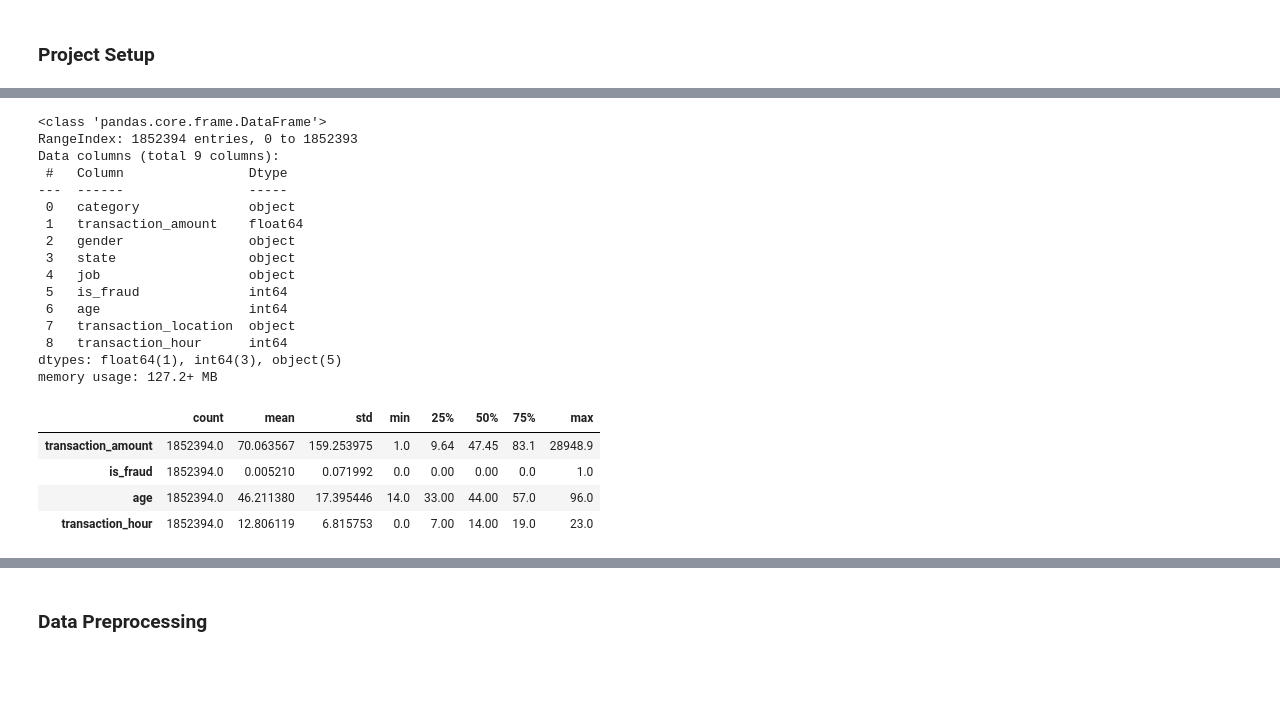
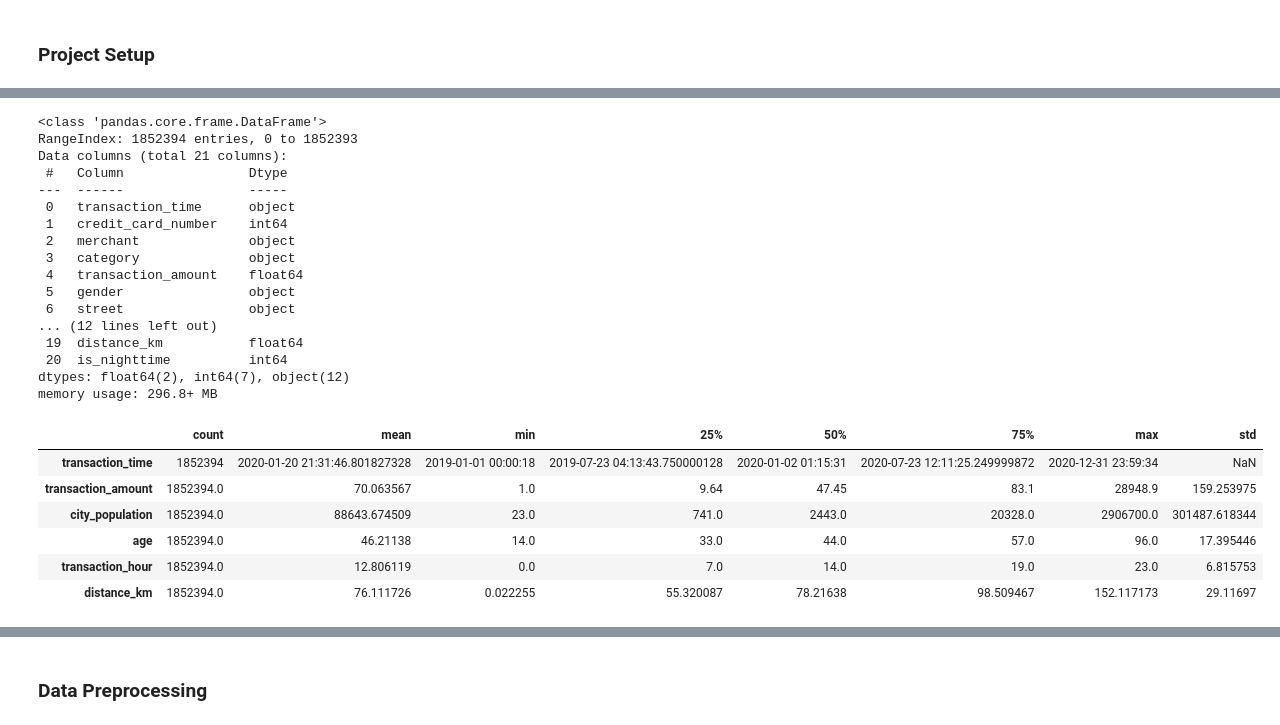
Before and after one commit to Youhorng/credit_card_fraud_prediction, a Jupyter notebook: notebooks/model_development.ipynb, the cells around one changed output, grey strips where cells are left out. Cells and saved outputs as stored; diff of their text form; code cells hidden in the pictures; blank space fills up the shorter version.

```diff
--- a/notebooks/model_development.ipynb
+++ b/notebooks/model_development.ipynb
@@ -39,6 +40,6 @@ from sklearn.ensemble import AdaBoostClassifier
 from xgboost import XGBClassifier
 # %%
 # Read the dataset
-df = pd.read_csv("credit_card_fraud.csv")
-df.head()
+test_df = pd.read_csv("credit_card_fraud.csv")
+test_df.head()
 # %% [output]
@@ -51,31 +53,41 @@ df.head()
 # %%
 # Dataset information
-df.info()
+test_df.info()
 # %% [output]
 <class 'pandas.core.frame.DataFrame'>
 RangeIndex: 1852394 entries, 0 to 1852393
-Data columns (total 9 columns):
+Data columns (total 21 columns):
  #   Column                Dtype
 ---  ------                -----
- 0   category              object
- 1   transaction_amount    float64
- 2   gender                object
- 3   state                 object
- 4   job                   object
- 5   is_fraud              int64
- 6   age                   int64
- 7   transaction_location  object
- 8   transaction_hour      int64
-dtypes: float64(1), int64(3), object(5)
-memory usage: 127.2+ MB
+ 0   transaction_time      object
+ 1   credit_card_number    int64
+ 2   merchant              object
+ 3   category              object
+ 4   transaction_amount    float64
+ 5   gender                object
+ 6   street                object
+... (12 lines left out)
+ 19  distance_km           float64
+ 20  is_nighttime          int64
+dtypes: float64(2), int64(7), object(12)
+memory usage: 296.8+ MB
+# %%
+# Change data types
+test_df["transaction_time"] = pd.to_datetime(test_df["transaction_time"])
+test_df["credit_card_number"] = test_df["credit_card_number"].astype(str)
+test_df["zip"] = test_df["zip"].astype(str)
+test_df["is_fraud"] = test_df["is_fraud"].astype(str)
+test_df["is_nighttime"] = test_df["is_nighttime"].astype(str)
 # %%
 # Descriptive statistics on numerical features
-df.describe().T
+test_df.describe().T
 # %% [output]
-|  | count | mean | std | min | 25% | 50% | 75% | max |
-| transaction_amount | 1852394.0 | 70.063567 | 159.253975 | 1.0 | 9.64 | 47.45 | 83.1 | 28948.9 |
-| is_fraud | 1852394.0 | 0.005210 | 0.071992 | 0.0 | 0.00 | 0.00 | 0.0 | 1.0 |
-| age | 1852394.0 | 46.211380 | 17.395446 | 14.0 | 33.00 | 44.00 | 57.0 | 96.0 |
-| transaction_hour | 1852394.0 | 12.806119 | 6.815753 | 0.0 | 7.00 | 14.00 | 19.0 | 23.0 |
+|  | count | mean | min | 25% | 50% | 75% | max | std |
+| transaction_time | 1852394 | 2020-01-20 21:31:46.801827328 | 2019-01-01 00:00:18 | 2019-07-23 04:13:43.750000128 | 2020-01-02 01:15:31 | 2020-07-23 12:11:25.249999872 | 2020-12-31 23:59:34 | NaN |
+| transaction_amount | 1852394.0 | 70.063567 | 1.0 | 9.64 | 47.45 | 83.1 | 28948.9 | 159.253975 |
+| city_population | 1852394.0 | 88643.674509 | 23.0 | 741.0 | 2443.0 | 20328.0 | 2906700.0 | 301487.618344 |
+| age | 1852394.0 | 46.21138 | 14.0 | 33.0 | 44.0 | 57.0 | 96.0 | 17.395446 |
+| transaction_hour | 1852394.0 | 12.806119 | 0.0 | 7.0 | 14.0 | 19.0 | 23.0 | 6.815753 |
+| distance_km | 1852394.0 | 76.111726 | 0.022255 | 55.320087 | 78.21638 | 98.509467 | 152.117173 | 29.11697 |
 # %%
 # Descriptive statistics on categorical features
```
Also changed, not shown: parts of 10 cells of this notebook.
